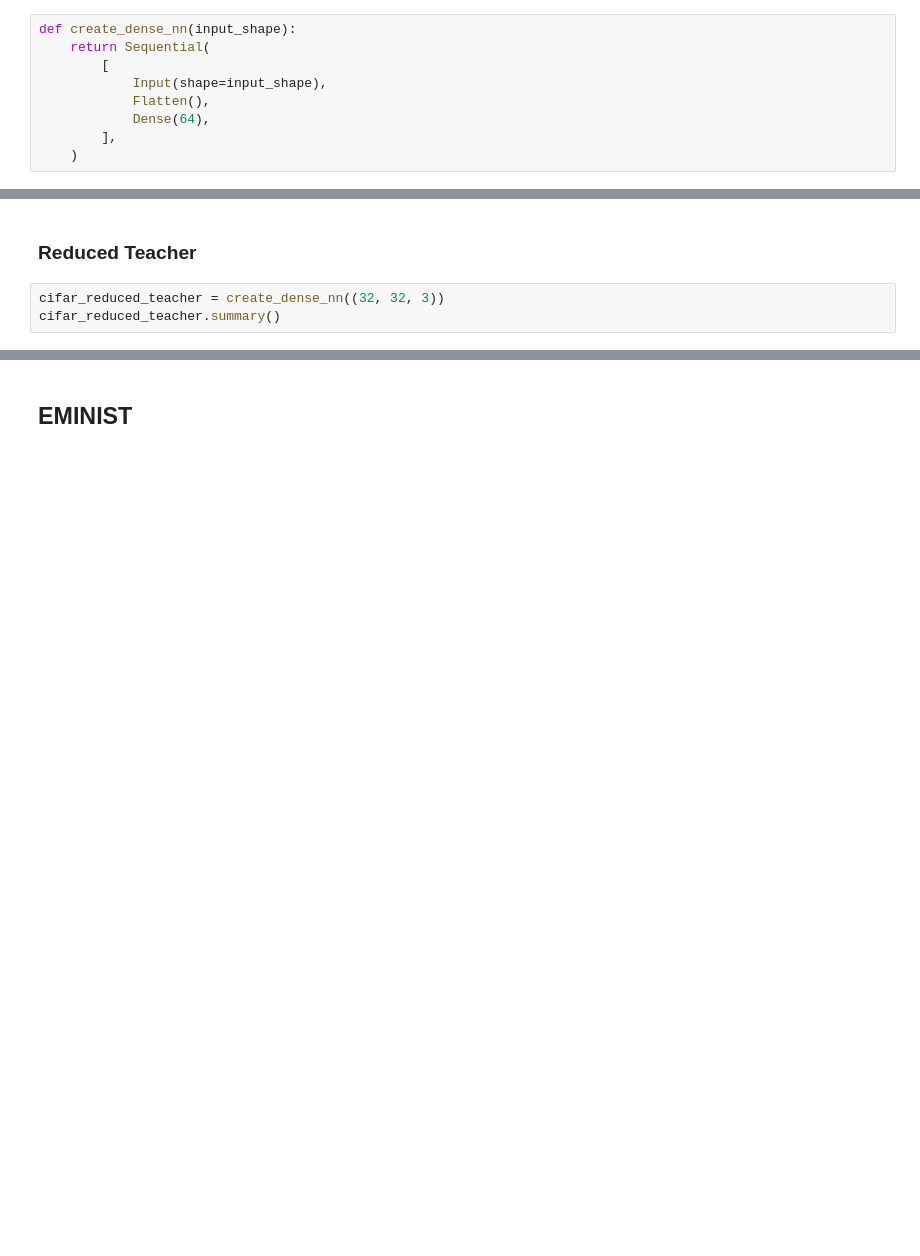
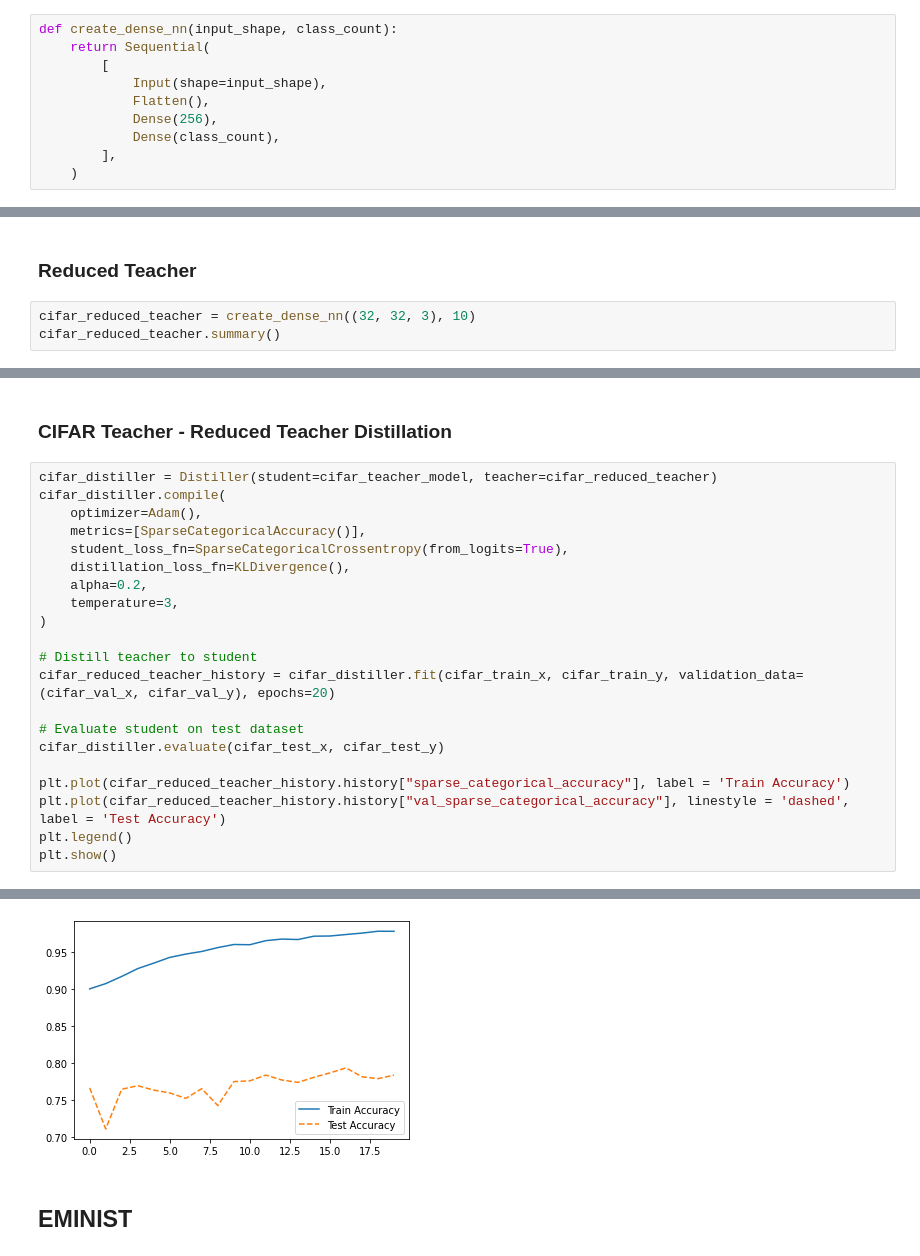
Before and after one commit to cziczer/Knowledge-Distilation-ResNet-Decision-Tree, a Jupyter notebook: Knowledge_Distilation_Project.ipynb, the cells around one changed output, grey strips where cells are left out. Cells and saved outputs as stored; diff of their text form; blank space fills up the shorter version.

```diff
--- a/Knowledge_Distilation_Project.ipynb
+++ b/Knowledge_Distilation_Project.ipynb
@@ -110,11 +110,12 @@ learn_minute = 120
 # %% [markdown]
 ## Dense NN
 # %%
-def create_dense_nn(input_shape):
+def create_dense_nn(input_shape, class_count):
     return Sequential(
         [
             Input(shape=input_shape),
             Flatten(),
-            Dense(64),
+            Dense(256),
+            Dense(class_count),
         ],
     )
@@ -215,7 +304,7 @@ cifar_teacher_model.evaluate(cifar_test_x, cifar_test_y)
 # %% [markdown]
 ### Reduced Teacher
 # %%
-cifar_reduced_teacher = create_dense_nn((32, 32, 3))
+cifar_reduced_teacher = create_dense_nn((32, 32, 3), 10)
 cifar_reduced_teacher.summary()
 # %% [output]
 Model: "sequential"
@@ -232,2 +323,26 @@ Trainable params: 196,672
 Non-trainable params: 0
 _________________________________________________________________
+# %% [markdown]
+### CIFAR Teacher - Reduced Teacher Distillation
+# %%
+cifar_distiller = Distiller(student=cifar_teacher_model, teacher=cifar_reduced_teacher)
+cifar_distiller.compile(
+    optimizer=Adam(),
+    metrics=[SparseCategoricalAccuracy()],
+    student_loss_fn=SparseCategoricalCrossentropy(from_logits=True),
+    distillation_loss_fn=KLDivergence(),
+    alpha=0.2,
+    temperature=3,
+)
+
+# Distill teacher to student
+cifar_reduced_teacher_history = cifar_distiller.fit(cifar_train_x, cifar_train_y, validation_data=(cifar_val_x, cifar_val_y), epochs=20)
+
+# Evaluate student on test dataset
+cifar_distiller.evaluate(cifar_test_x, cifar_test_y)
+
+plt.plot(cifar_reduced_teacher_history.history["sparse_categorical_accuracy"], label = 'Train Accuracy')
+plt.plot(cifar_reduced_teacher_history.history["val_sparse_categorical_accuracy"], linestyle = 'dashed', label = 'Test Accuracy')
+plt.legend()
+plt.show()
+# %% [output]
@@ -234,3 +366,4 @@ _________________________________________________________________
+[figure, added]
 # %% [markdown]
 ## EMINIST
 # %%
```
Also changed, not shown: parts of 18 cells of this notebook.
